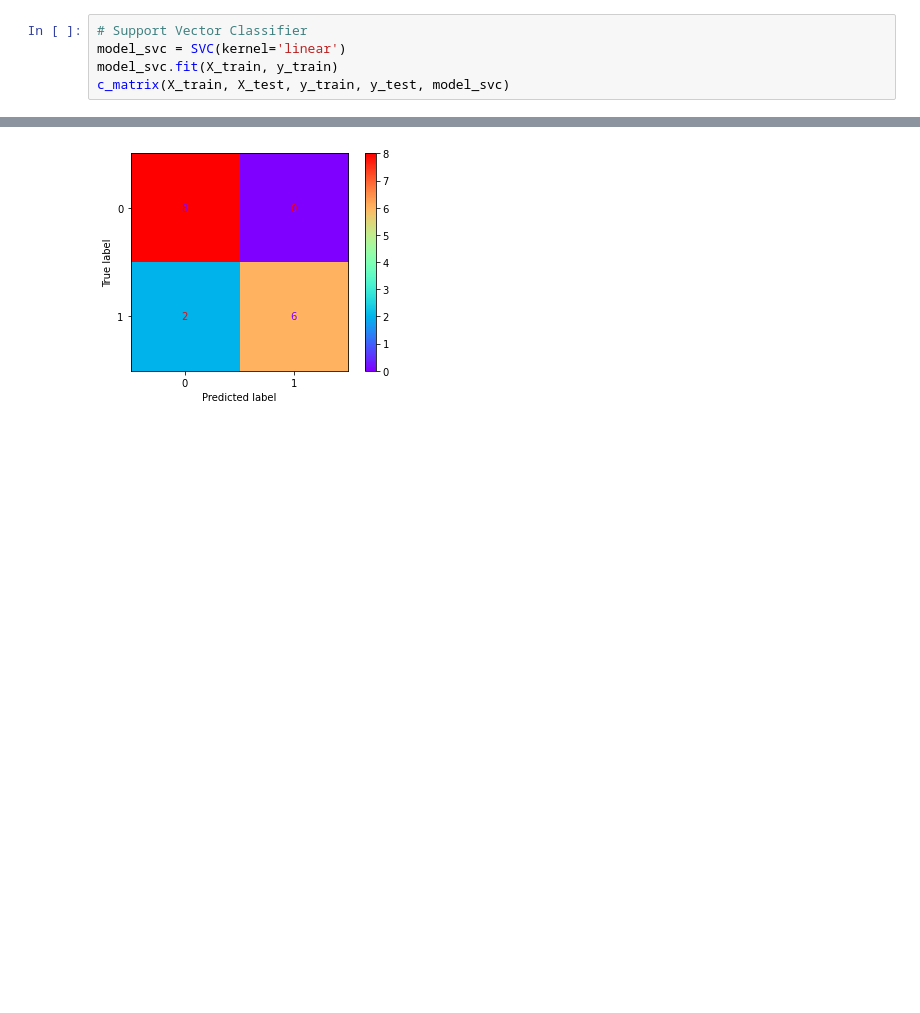
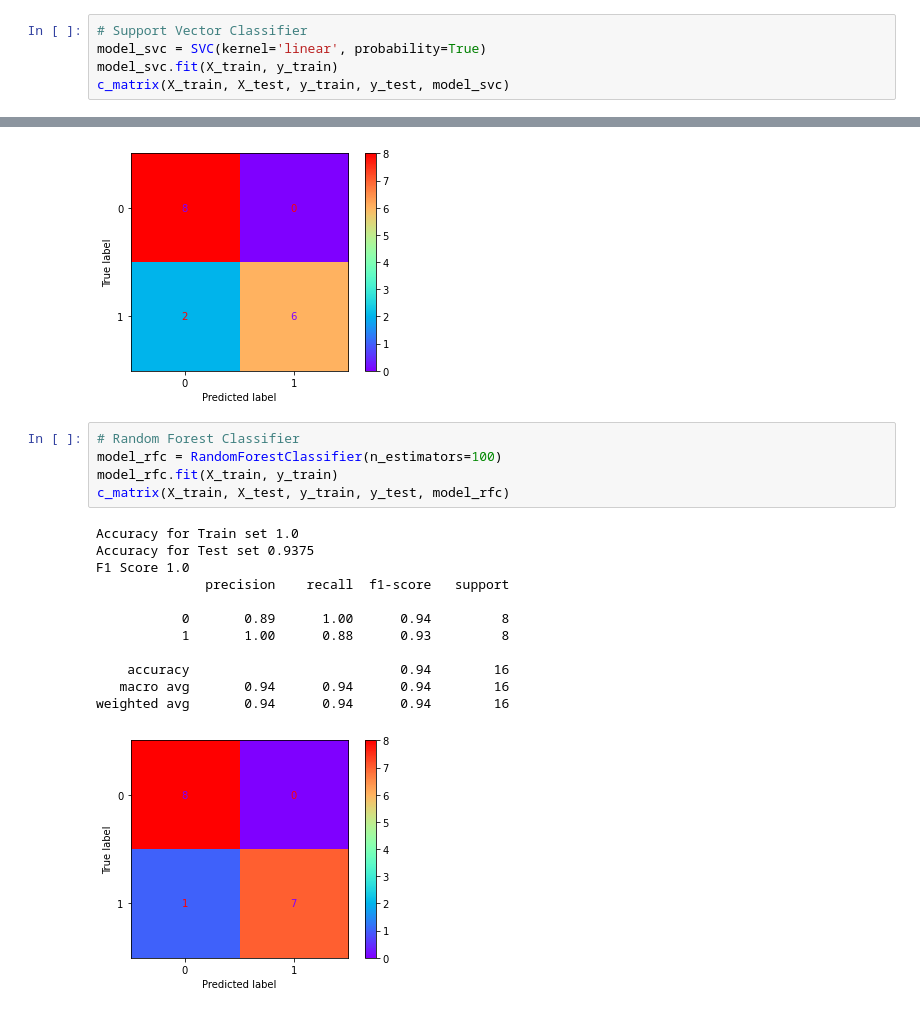
Before and after one commit to yvki/INF1002Py, a Jupyter notebook: DataAnalyse/tapantaiinn.ipynb, the cells around one changed output, grey strips where cells are left out. Saved outputs shown, nothing was run; the diff lists cells and outputs as text; blank space fills up the shorter version.

```diff
--- a/DataAnalyse/tapantaiinn.ipynb
+++ b/DataAnalyse/tapantaiinn.ipynb
@@ -309,6 +309,6 @@ weighted avg       0.90      0.88      0.87        16
 # %%
 # Support Vector Classifier
-model_svc = SVC(kernel='linear')
+model_svc = SVC(kernel='linear', probability=True)
 model_svc.fit(X_train, y_train)
 c_matrix(X_train, X_test, y_train, y_test, model_svc)
 # %% [output]
@@ -324,3 +324,21 @@ F1 Score 1.0
    macro avg       0.90      0.88      0.87        16
 weighted avg       0.90      0.88      0.87        16
 [figure]
+# %%
+# Random Forest Classifier
+model_rfc = RandomForestClassifier(n_estimators=100)
+model_rfc.fit(X_train, y_train)
+c_matrix(X_train, X_test, y_train, y_test, model_rfc)
+# %% [output]
+Accuracy for Train set 1.0
+Accuracy for Test set 0.9375
+F1 Score 1.0
+              precision    recall  f1-score   support
+
+           0       0.89      1.00      0.94         8
+           1       1.00      0.88      0.93         8
+
+    accuracy                           0.94        16
+   macro avg       0.94      0.94      0.94        16
+weighted avg       0.94      0.94      0.94        16
+[figure, added]
```
Also changed, not shown: parts of 5 cells of this notebook, 3 other files.
